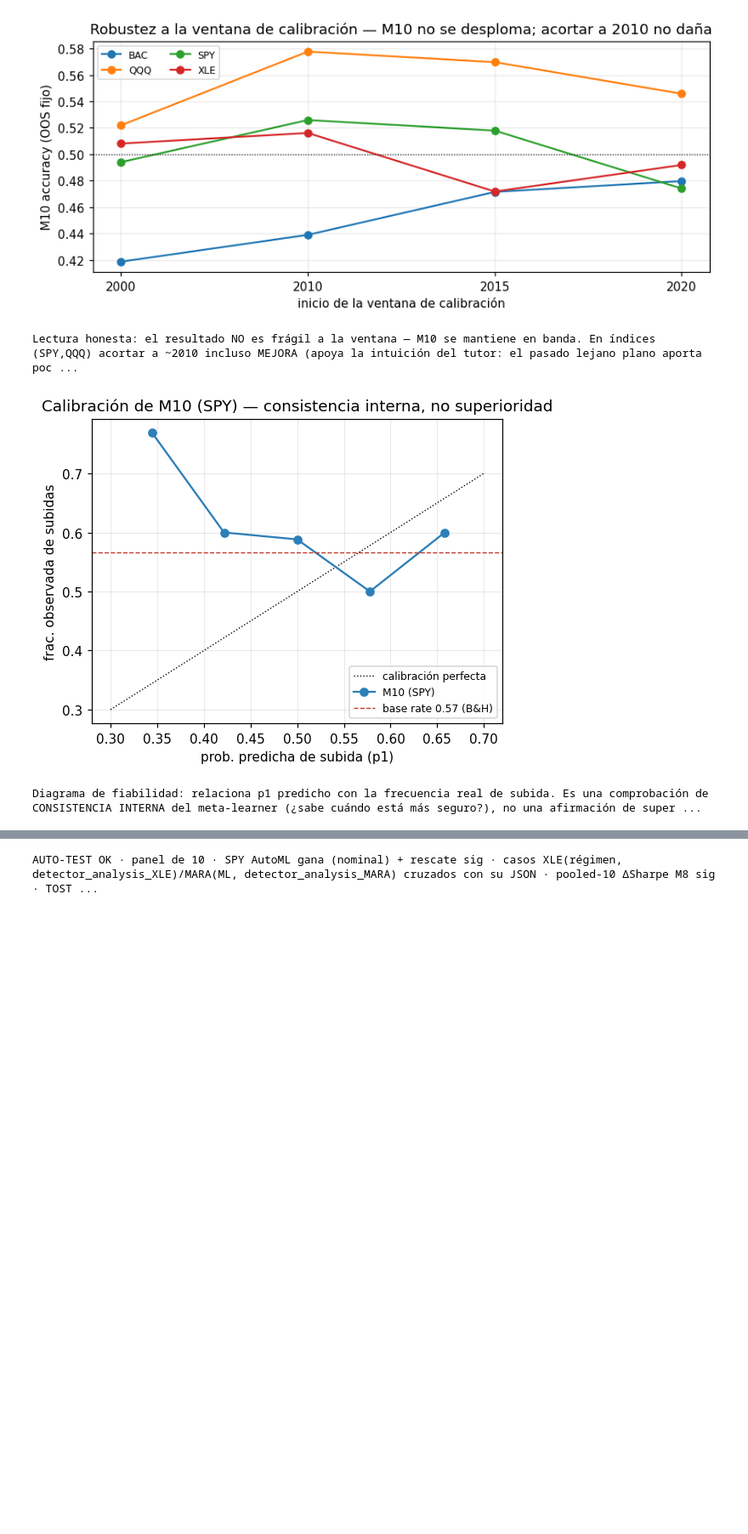
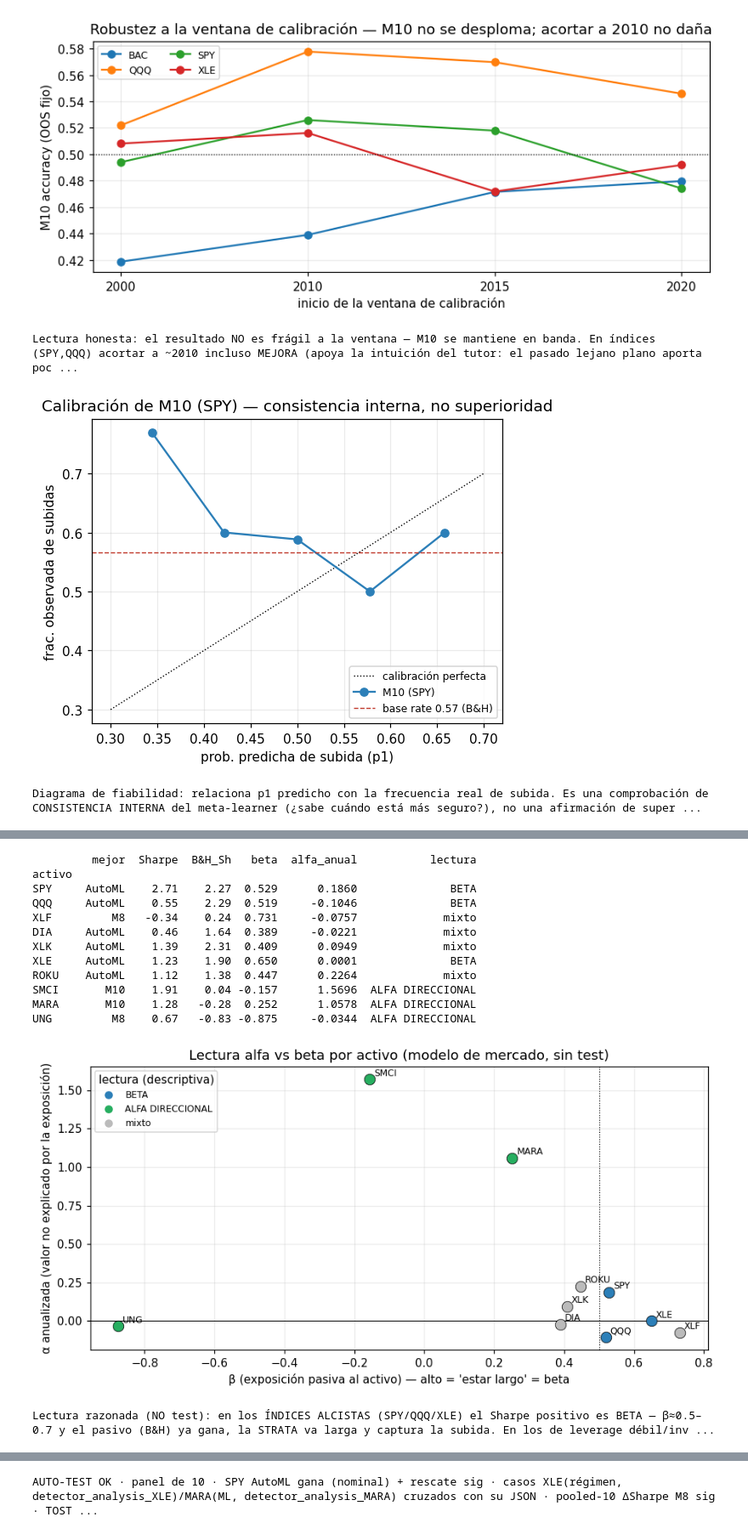
Before and after one commit to RaquelGarciah/Real-time-statistical-supervision-of-an-AI-trading-agent, a Jupyter notebook: notebooks/STRATA_marco_practico.ipynb, the cells around one changed output, grey strips where cells are left out. Shown at 85% size. Saved outputs shown, nothing was run; the diff lists cells and outputs as text; code cells hidden in the pictures; blank space fills up the shorter version.

```diff
--- a/notebooks/STRATA_marco_practico.ipynb
+++ b/notebooks/STRATA_marco_practico.ipynb
@@ -75,6 +79,7 @@ CALW = _load("outputs/experiments/calib_window_panel.json")             # robust
 BBC  = _load("outputs/experiments/bullbear_confirmatory.json")          # PARTE B confirmatoria (ΔSharpe Bonf+DSR) + régimen
 REGDID = _load("outputs/experiments/regime_did_learners.json")          # test DiD: ¿la complementariedad por régimen es sig?
 EQT  = _load("outputs/experiments/equivalence_tost.json")               # TOST: ¿el aprendiz redescubre la regla o la bate?
+ABT  = _load("outputs/experiments/alfa_beta_lectura.json")              # F4.9 lectura alfa-vs-beta (descriptiva, sin test)
 SPYR = _load("outputs/experiments/spy_m10_full_report.json")
 SPYA = _load("outputs/experiments/spy_ablation_robustness.json")
 SMV  = _load("outputs/experiments/m10_smci_valtest_robustez.json")
@@ -1871,3 +1884,42 @@ Diagrama de fiabilidad: relaciona p1 predicho con la frecuencia real de subida.
+# %%
+# (F4.9) Descomposición alfa/beta de la mejor STRATA por activo (modelo de mercado, DESCRIPTIVO sin test)
+A = ABT["por_activo"]
+rows = [{"activo": tk, "mejor": A[tk]["mejor_strata"], "Sharpe": A[tk]["strat_sharpe"], "B&H_Sh": A[tk]["bh_sharpe"],
+         "beta": A[tk]["beta"], "alfa_anual": A[tk]["alfa_anual"], "lectura": A[tk]["lectura"].split(" (")[0]} for tk in PANEL10]
+print(pd.DataFrame(rows).set_index("activo").to_string())
+fig, ax = plt.subplots(figsize=(8.5, 4.4))
+col = {"BETA": "#2c7fb8", "ALFA DIRECCIONAL": "#27ae60", "mixto": "#bbb"}
+for tk in PANEL10:
+    d = A[tk]; lab = d["lectura"].split(" (")[0]
+    ax.scatter(d["beta"], d["alfa_anual"], s=90, color=col[lab], edgecolor="k", lw=.5, zorder=3)
+    ax.annotate(tk, (d["beta"], d["alfa_anual"]), fontsize=8, xytext=(4, 3), textcoords="offset points")
+ax.axhline(0, color="k", lw=.6); ax.axvline(0.5, color="k", ls=":", lw=.8)
+ax.set_xlabel("β (exposición pasiva al activo) — alto = 'estar largo' = beta")
+ax.set_ylabel("α anualizada (valor no explicado por la exposición)")
+handles = [plt.Line2D([], [], marker="o", ls="", color=c, label=k) for k, c in col.items()]
+ax.legend(handles=handles, fontsize=8, title="lectura (descriptiva)")
+ax.set_title("Lectura alfa vs beta por activo (modelo de mercado, sin test)")
+plt.tight_layout(); plt.show()
+print("Lectura razonada (NO test): en los ÍNDICES ALCISTAS (SPY/QQQ/XLE) el Sharpe positivo es BETA — β≈0.5–0.7 y "
+      "el pasivo (B&H) ya gana, la STRATA va larga y captura la subida. En los de leverage débil/invertido que CAEN "
+      "(SMCI B&H 0.04, MARA −0.28, UNG −0.83) la mejor STRATA saca Sharpe positivo (1.91/1.28/0.67) yendo "
+      "corta/defensiva: β bajo o negativo y α>0 → es VALOR DIRECCIONAL, no exposición. Matiz honesto: nominal, sin "
+      "contraste; refina la frase 'STRATA no genera alfa significativa' mostrando dónde su valor es direccional.")
+# %% [output]
+         mejor  Sharpe  B&H_Sh   beta  alfa_anual           lectura
+activo
+SPY     AutoML    2.71    2.27  0.529      0.1860              BETA
+QQQ     AutoML    0.55    2.29  0.519     -0.1046              BETA
+XLF         M8   -0.34    0.24  0.731     -0.0757             mixto
+DIA     AutoML    0.46    1.64  0.389     -0.0221             mixto
+XLK     AutoML    1.39    2.31  0.409      0.0949             mixto
+XLE     AutoML    1.23    1.90  0.650      0.0001              BETA
+ROKU    AutoML    1.12    1.38  0.447      0.2264             mixto
+SMCI       M10    1.91    0.04 -0.157      1.5696  ALFA DIRECCIONAL
+MARA       M10    1.28   -0.28  0.252      1.0578  ALFA DIRECCIONAL
+UNG         M8    0.67   -0.83 -0.875     -0.0344  ALFA DIRECCIONAL
+[figure, added]
+Lectura razonada (NO test): en los ÍNDICES ALCISTAS (SPY/QQQ/XLE) el Sharpe positivo es BETA — β≈0.5–0.7 y el pasivo (B&H) ya gana, la STRATA va larga y captura la subida. En los de leverage débil/inv ...
 # %% [markdown]
 ## §8 Conclusiones del marco práctico
 
```
Also changed, not shown: parts of 5 cells of this notebook, 6 other files.
